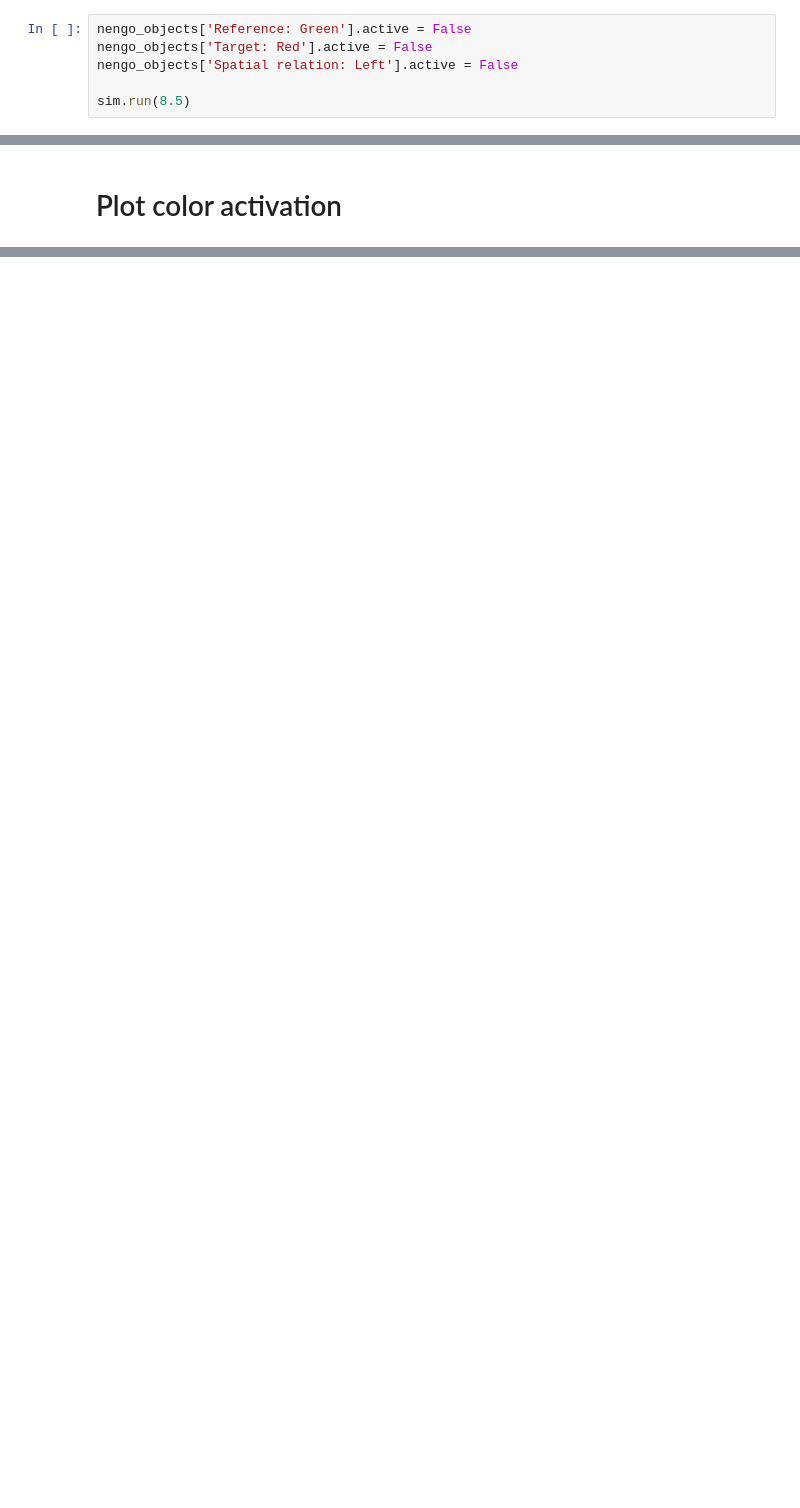
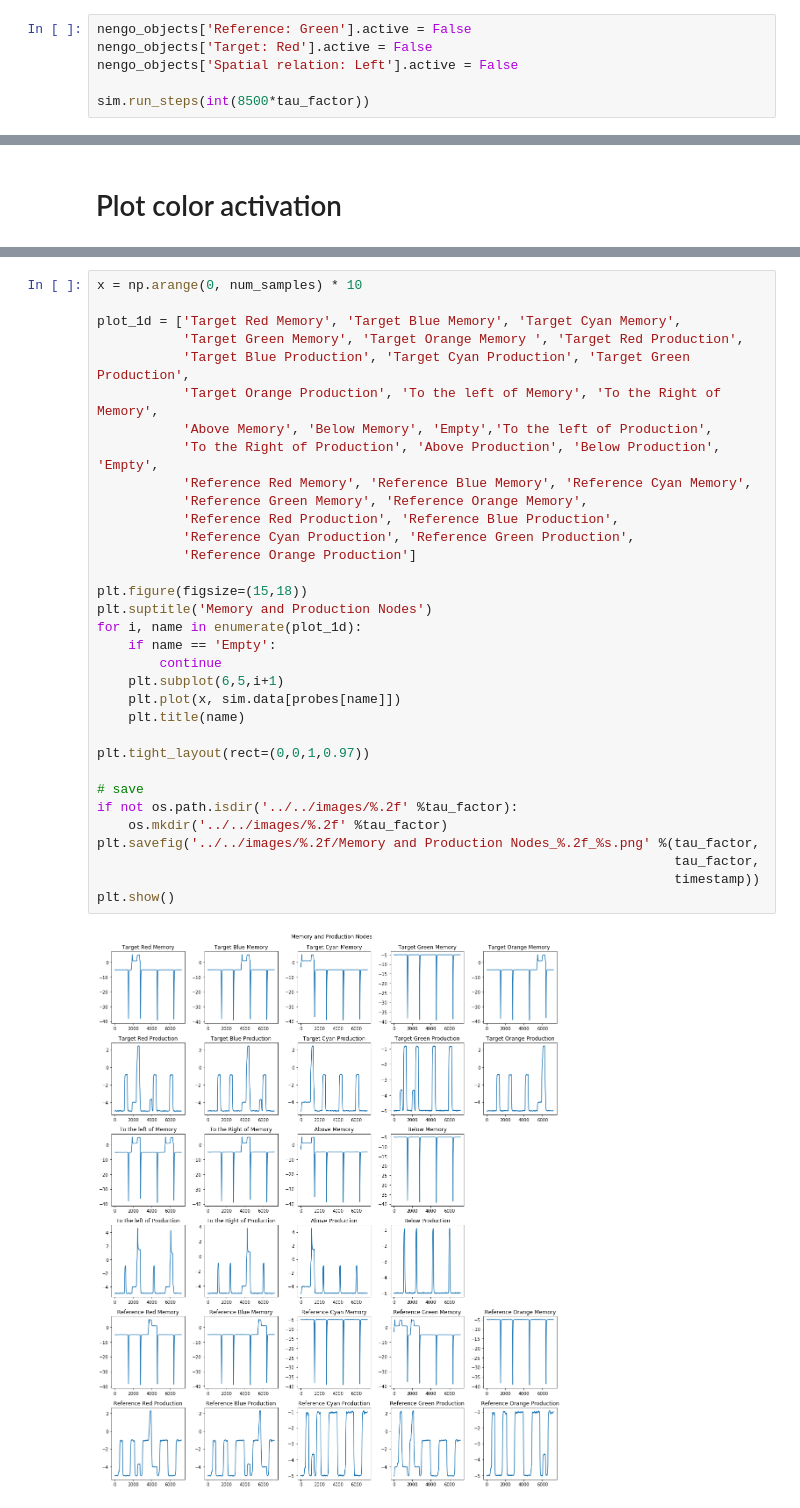
Before and after one commit to rturon/dft_in_nengo, a Jupyter notebook: notebooks/Example_from_paper.ipynb, the cells around one changed output, grey strips where cells are left out. Drawn from its saved outputs; the diff is of its cells as text; blank space fills up the shorter version.

```diff
--- a/notebooks/Example_from_paper.ipynb
+++ b/notebooks/Example_from_paper.ipynb
@@ -144,7 +150,7 @@ nengo_objects['Reference: Green'].active = False
 nengo_objects['Target: Red'].active = False
 nengo_objects['Spatial relation: Left'].active = False
 
-sim.run(8.5)
+sim.run_steps(int(8500*tau_factor))
 # %% [output]
 HtmlProgressBar cannot be displayed. Please use the TerminalProgressBar. It can be enabled with `nengo.rc.set('progress', 'progress_bar', 'nengo.utils.progress.TerminalProgressBar')`.
 [interactive output not drawn]
@@ -248 +295,36 @@ sigmoid = AbsSigmoid()
+# %%
+x = np.arange(0, num_samples) * 10
+
+plot_1d = ['Target Red Memory', 'Target Blue Memory', 'Target Cyan Memory',
+           'Target Green Memory', 'Target Orange Memory ', 'Target Red Production',
+           'Target Blue Production', 'Target Cyan Production', 'Target Green Production',
+           'Target Orange Production', 'To the left of Memory', 'To the Right of Memory',
+           'Above Memory', 'Below Memory', 'Empty','To the left of Production',
+           'To the Right of Production', 'Above Production', 'Below Production', 'Empty',
+           'Reference Red Memory', 'Reference Blue Memory', 'Reference Cyan Memory',
+           'Reference Green Memory', 'Reference Orange Memory',
+           'Reference Red Production', 'Reference Blue Production',
+           'Reference Cyan Production', 'Reference Green Production',
+           'Reference Orange Production']
+
+plt.figure(figsize=(15,18))
+plt.suptitle('Memory and Production Nodes')
+for i, name in enumerate(plot_1d):
+    if name == 'Empty':
+        continue
+    plt.subplot(6,5,i+1)
+    plt.plot(x, sim.data[probes[name]])
+    plt.title(name)
+
+plt.tight_layout(rect=(0,0,1,0.97))
+
+# save
+if not os.path.isdir('../../images/%.2f' %tau_factor):
+    os.mkdir('../../images/%.2f' %tau_factor)
+plt.savefig('../../images/%.2f/Memory and Production Nodes_%.2f_%s.png' %(tau_factor,
+                                                                          tau_factor,
+                                                                          timestamp))
+plt.show()
+# %% [output]
+[figure, added]
 # %%
```
Also changed, not shown: parts of 22 cells of this notebook, 2 other files.
